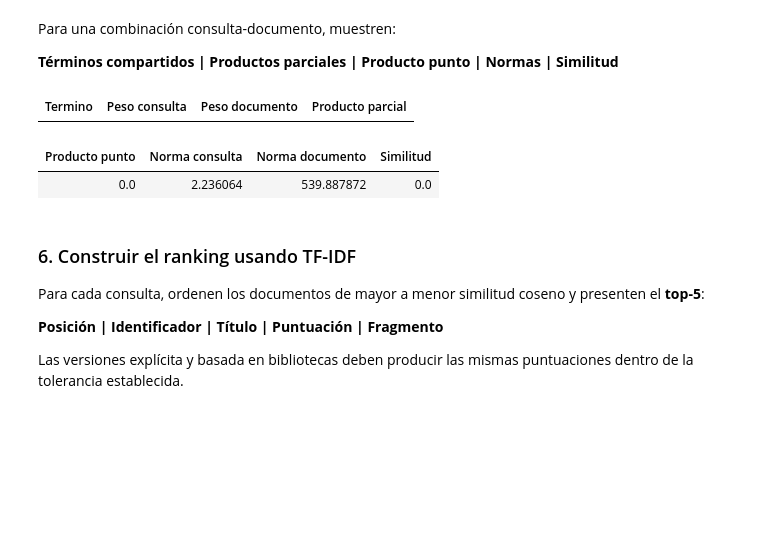
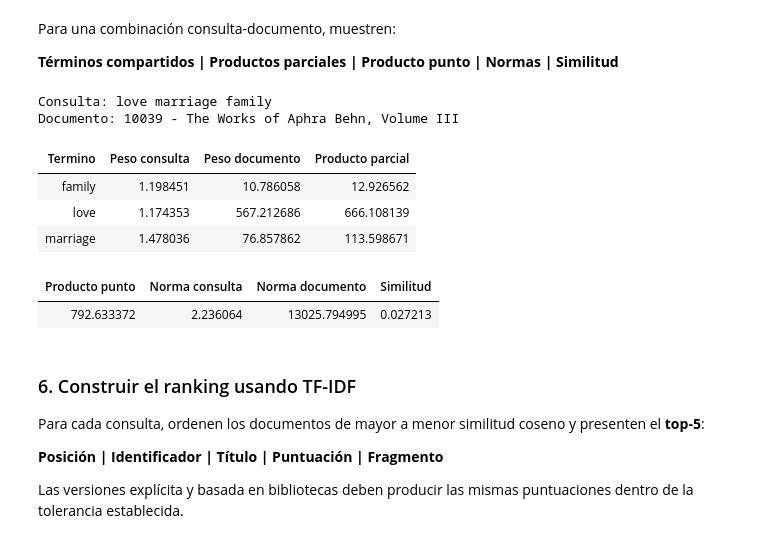
Before and after one commit to ambrosiafr/Ejercicio-02-Vector-Search, a Jupyter notebook: 03_vectorsearch.ipynb, the cells around one changed output. Drawn from its saved outputs; the diff is of its cells as text; code cells hidden in the pictures; blank space fills up the shorter version.

```diff
--- a/03_vectorsearch.ipynb
+++ b/03_vectorsearch.ipynb
@@ -559,33 +558,42 @@ Para una combinación consulta-documento, muestren:
 # %%
 # 5. Similitud coseno
 def detalle_coseno(consulta, documento, vocabulario):
     filas = []
     for posicion, palabra in enumerate(vocabulario):
         if consulta[posicion] > 0 and documento[posicion] > 0:
             filas.append({
                 'Termino': palabra,
                 'Peso consulta': consulta[posicion],
                 'Peso documento': documento[posicion],
                 'Producto parcial': consulta[posicion] * documento[posicion],
             })
     tabla = pd.DataFrame(filas, columns=[
         'Termino', 'Peso consulta', 'Peso documento', 'Producto parcial'
     ])
     resumen = {
         'Producto punto': producto_punto(consulta, documento),
         'Norma consulta': calcular_norma(consulta),
         'Norma documento': calcular_norma(documento),
         'Similitud': calcular_coseno(consulta, documento),
     }
     return tabla, resumen
 
-detalle, resumen = detalle_coseno(vectores_consultas[0], matriz_tfidf[0], vocabulario)
+posicion_documento = np.argmax(similitudes_manuales[0])
+print("Consulta:", consultas[0])
+print("Documento:", identificadores[posicion_documento], "-", titulos[posicion_documento])
+
+detalle, resumen = detalle_coseno(vectores_consultas[0], matriz_tfidf[posicion_documento], vocabulario)
 display(detalle)
 display(pd.DataFrame([resumen]))
 # %% [output]
+Consulta: love marriage family
+Documento: 10039 - The Works of Aphra Behn, Volume III
 | Termino | Peso consulta | Peso documento | Producto parcial |
+| family | 1.198451 | 10.786058 | 12.926562 |
+| love | 1.174353 | 567.212686 | 666.108139 |
+| marriage | 1.478036 | 76.857862 | 113.598671 |
 | Producto punto | Norma consulta | Norma documento | Similitud |
-| 0.0 | 2.236064 | 539.887872 | 0.0 |
+| 792.633372 | 2.236064 | 13025.794995 | 0.027213 |
 # %% [markdown]
 ### 6. Construir el ranking usando TF-IDF
 
```
Also changed, not shown: parts of 3 cells of this notebook.
